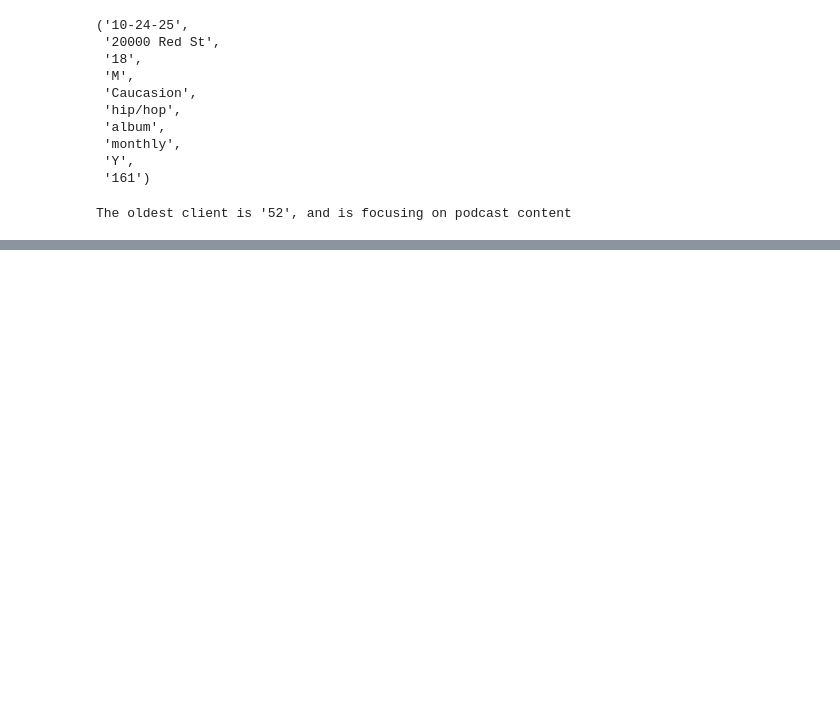
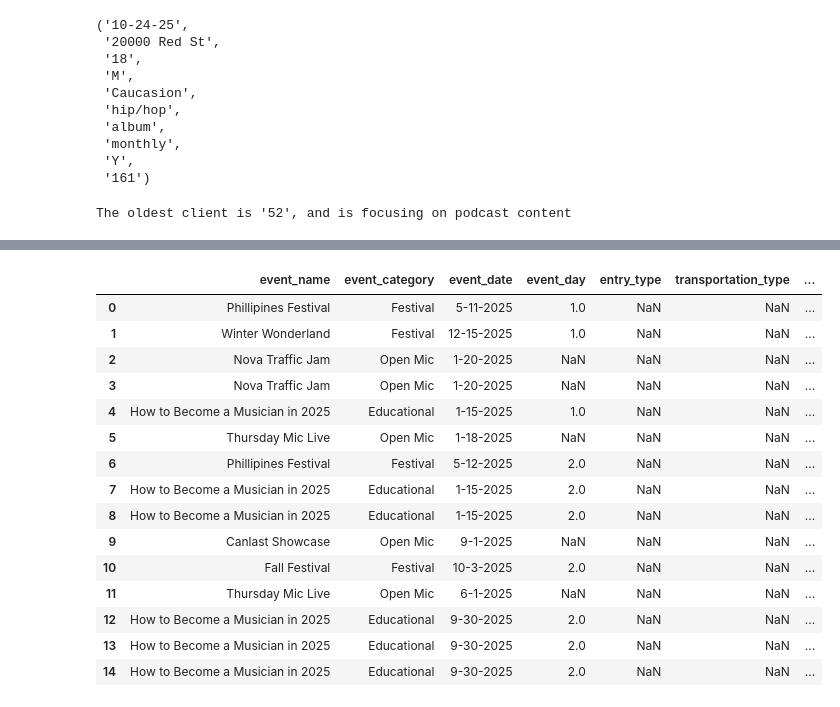
Before and after one commit to GEMcordelli/gemcordelli.github.io, a Jupyter notebook: Mock_Client_Data_Crescendo.ipynb, the cells around one changed output, grey strips where cells are left out. Drawn from its saved outputs; the diff is of its cells as text; code cells hidden in the pictures; blank space fills up the shorter version.

```diff
--- a/Mock_Client_Data_Crescendo.ipynb
+++ b/Mock_Client_Data_Crescendo.ipynb
@@ -352,0 +465,19 @@ The oldest client is '52', and is focusing on podcast content
+# %%
+Mock_Events
+# %% [output]
+|  | event_name | event_category | event_date | event_day | entry_type | transportation_type | ... |
+| 0 | Phillipines Festival | Festival | 5-11-2025 | 1.0 | NaN | NaN | ... |
+| 1 | Winter Wonderland | Festival | 12-15-2025 | 1.0 | NaN | NaN | ... |
+| 2 | Nova Traffic Jam | Open Mic | 1-20-2025 | NaN | NaN | NaN | ... |
+| 3 | Nova Traffic Jam | Open Mic | 1-20-2025 | NaN | NaN | NaN | ... |
+| 4 | How to Become a Musician in 2025 | Educational | 1-15-2025 | 1.0 | NaN | NaN | ... |
+| 5 | Thursday Mic Live | Open Mic | 1-18-2025 | NaN | NaN | NaN | ... |
+| 6 | Phillipines Festival | Festival | 5-12-2025 | 2.0 | NaN | NaN | ... |
+| 7 | How to Become a Musician in 2025 | Educational | 1-15-2025 | 2.0 | NaN | NaN | ... |
+| 8 | How to Become a Musician in 2025 | Educational | 1-15-2025 | 2.0 | NaN | NaN | ... |
+| 9 | Canlast Showcase | Open Mic | 9-1-2025 | NaN | NaN | NaN | ... |
+| 10 | Fall Festival | Festival | 10-3-2025 | 2.0 | NaN | NaN | ... |
+| 11 | Thursday Mic Live | Open Mic | 6-1-2025 | NaN | NaN | NaN | ... |
+| 12 | How to Become a Musician in 2025 | Educational | 9-30-2025 | 2.0 | NaN | NaN | ... |
+| 13 | How to Become a Musician in 2025 | Educational | 9-30-2025 | 2.0 | NaN | NaN | ... |
+| 14 | How to Become a Musician in 2025 | Educational | 9-30-2025 | 2.0 | NaN | NaN | ... |
```
Also changed, not shown: parts of 13 cells of this notebook.
